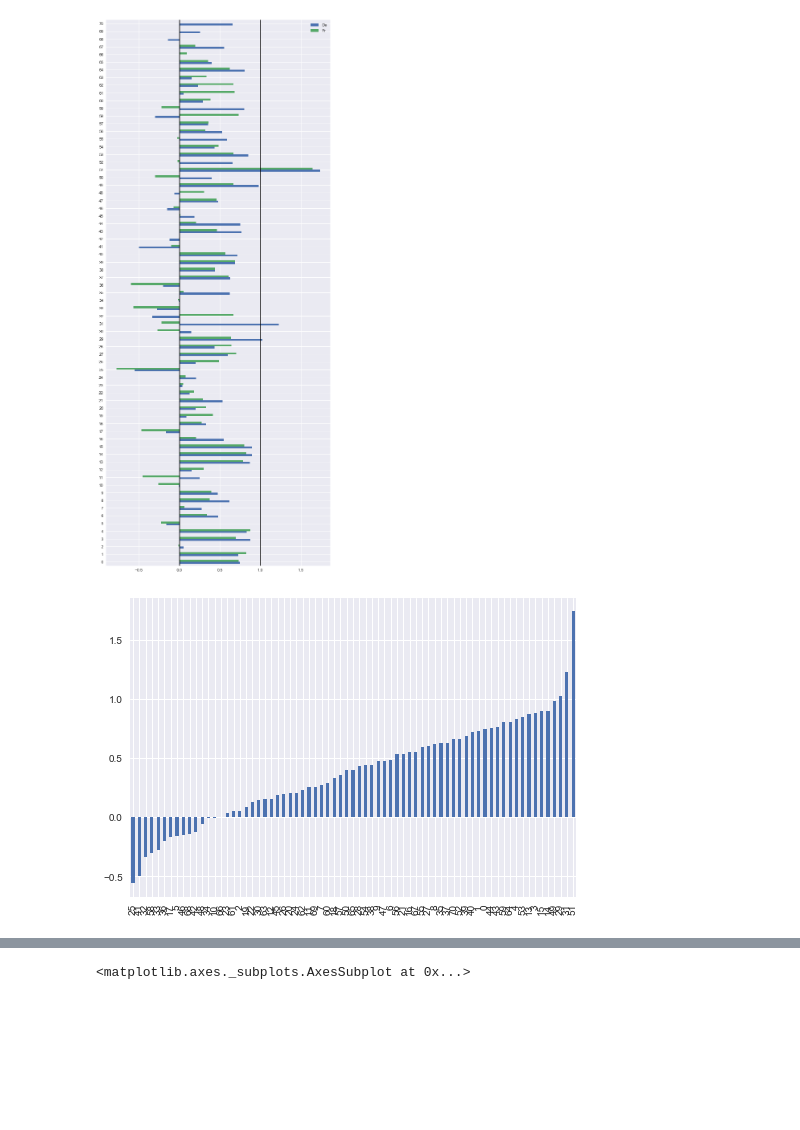
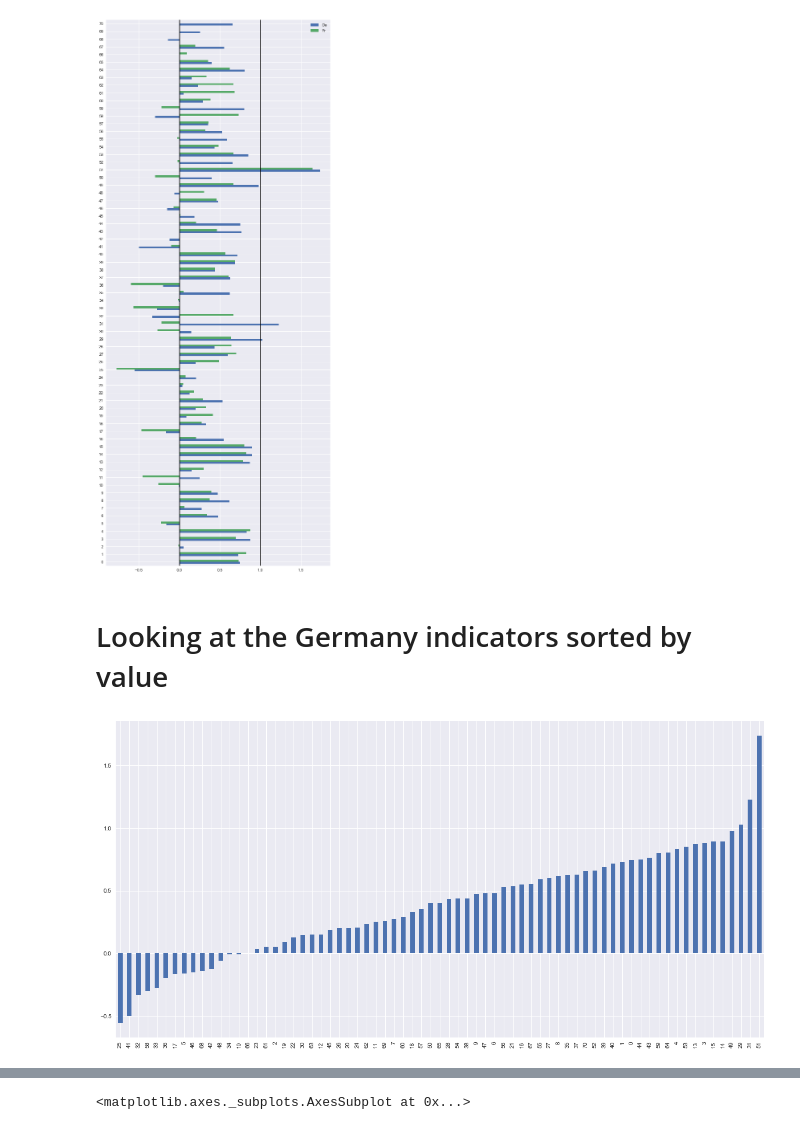
Before and after one commit to aivuk/2030-watch.de, a Jupyter notebook: Comparing countries with 2030 data.ipynb, the cells around one changed output, grey strips where cells are left out. Cells and saved outputs as stored; diff of their text form; code cells hidden in the pictures; blank space fills up the shorter version.

```diff
--- a/Comparing countries with 2030 data.ipynb
+++ b/Comparing countries with 2030 data.ipynb
@@ -162,8 +160,10 @@ plt.axvline(0, color='k')
 # %% [output]
 <matplotlib.lines.Line2D at 0x...>
 [figure]
+# %% [markdown]
+# Looking at the Germany indicators sorted by value
 # %%
-ax = comp.iloc[:,0].sort_values().plot.bar()
+ax = comp.iloc[:,0].sort_values().plot.bar(figsize=(20,10))
 #comp.iloc[:,2].sort_values().plot.bar(ax=ax)
 # %% [output]
-[figure, old version]
+[figure, new version]
```
Also changed, not shown: parts of 8 cells of this notebook.
